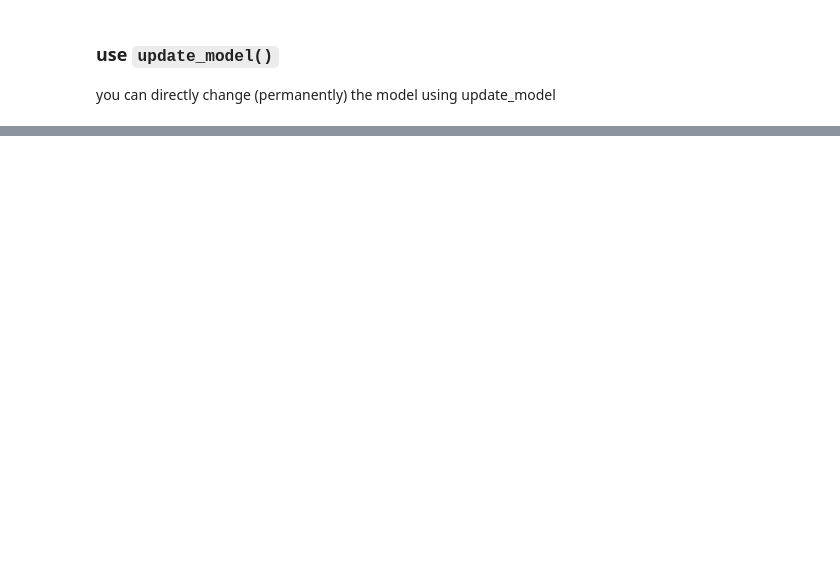
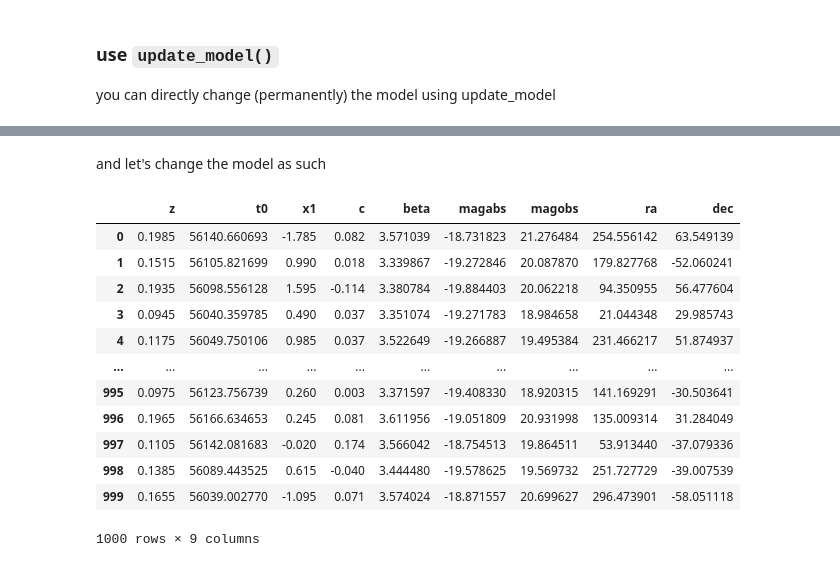
Before and after one commit to MickaelRigault/skysurvey, a Jupyter notebook: docs/howto/change_model_while_draw.ipynb, the cells around one changed output, grey strips where cells are left out. Cells and saved outputs as stored; diff of their text form; code cells hidden in the pictures; blank space fills up the shorter version.

```diff
--- a/docs/howto/change_model_while_draw.ipynb
+++ b/docs/howto/change_model_while_draw.ipynb
@@ -206,0 +213,4 @@ KeyError: 'beta'
+# %%
+from pprint import pprint
+new_model = {**snia.get_model(), **random_beta_model}
+new_model
@@ -206,0 +240,4 @@ KeyError: 'beta'
+# %%
+new_order_entry = ["redshift", "t0","x1","c", "beta", "magabs", "magobs", "radec"]
+good_order_model = {k:new_model[k] for k in new_order_entry}
+good_order_model
@@ -206,0 +259,21 @@ KeyError: 'beta'
+# %% [markdown]
+and let's change the model as such
+# %%
+snia.set_model(good_order_model) # this overwrite the whole model, use update_model to only change one entry
+# %%
+data = snia.draw(1_000)
+data
+# %% [output]
+|  | z | t0 | x1 | c | beta | magabs | magobs | ra | dec |
+| 0 | 0.1985 | 56140.660693 | -1.785 | 0.082 | 3.571039 | -18.731823 | 21.276484 | 254.556142 | 63.549139 |
+| 1 | 0.1515 | 56105.821699 | 0.990 | 0.018 | 3.339867 | -19.272846 | 20.087870 | 179.827768 | -52.060241 |
+| 2 | 0.1935 | 56098.556128 | 1.595 | -0.114 | 3.380784 | -19.884403 | 20.062218 | 94.350955 | 56.477604 |
+| 3 | 0.0945 | 56040.359785 | 0.490 | 0.037 | 3.351074 | -19.271783 | 18.984658 | 21.044348 | 29.985743 |
+| 4 | 0.1175 | 56049.750106 | 0.985 | 0.037 | 3.522649 | -19.266887 | 19.495384 | 231.466217 | 51.874937 |
+| ... | ... | ... | ... | ... | ... | ... | ... | ... | ... |
+| 995 | 0.0975 | 56123.756739 | 0.260 | 0.003 | 3.371597 | -19.408330 | 18.920315 | 141.169291 | -30.503641 |
+| 996 | 0.1965 | 56166.634653 | 0.245 | 0.081 | 3.611956 | -19.051809 | 20.931998 | 135.009314 | 31.284049 |
+| 997 | 0.1105 | 56142.081683 | -0.020 | 0.174 | 3.566042 | -18.754513 | 19.864511 | 53.913440 | -37.079336 |
+| 998 | 0.1385 | 56089.443525 | 0.615 | -0.040 | 3.444480 | -19.578625 | 19.569732 | 251.727729 | -39.007539 |
+| 999 | 0.1655 | 56039.002770 | -1.095 | 0.071 | 3.574024 | -18.871557 | 20.699627 | 296.473901 | -58.051118 |
+1000 rows × 9 columns
```
Also changed, not shown: parts of 24 cells of this notebook, 2 other files.
